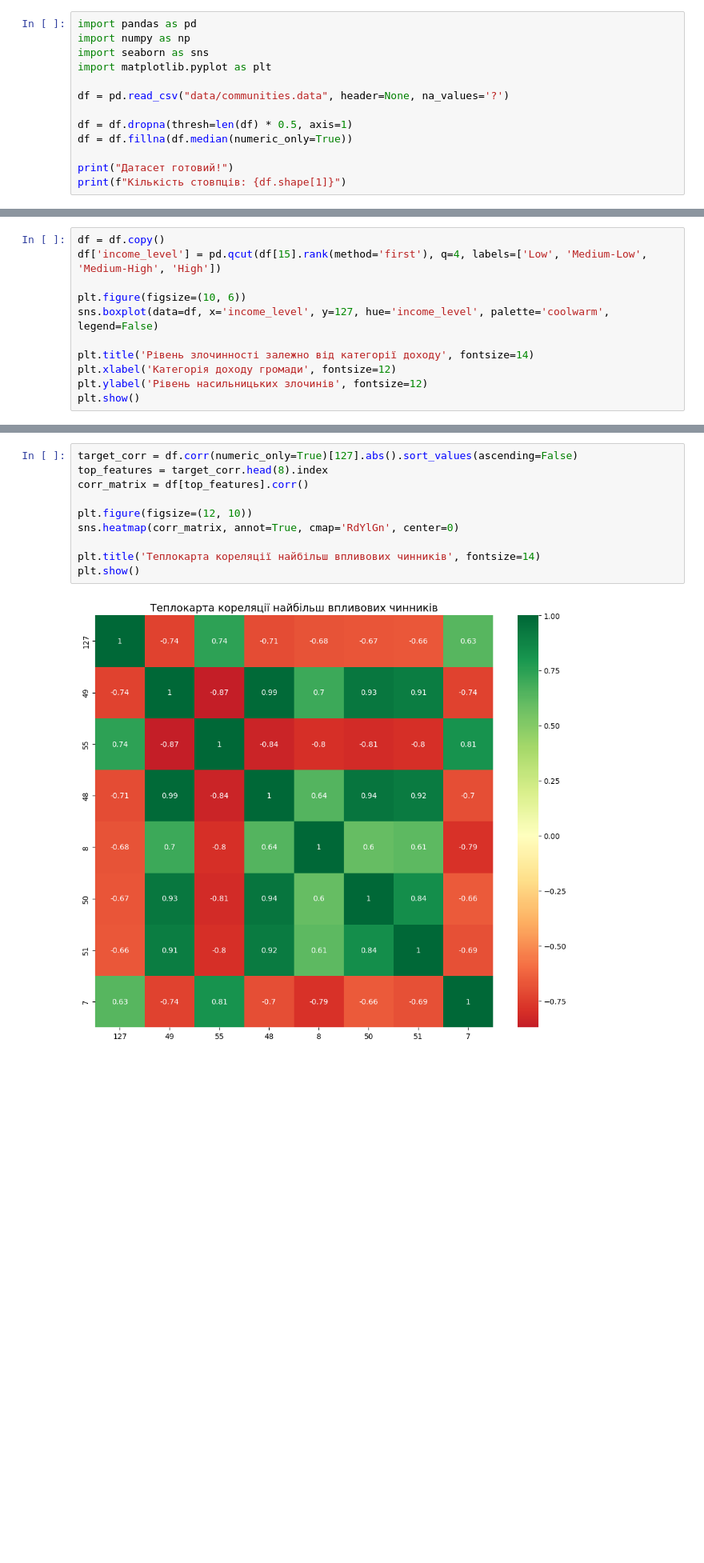
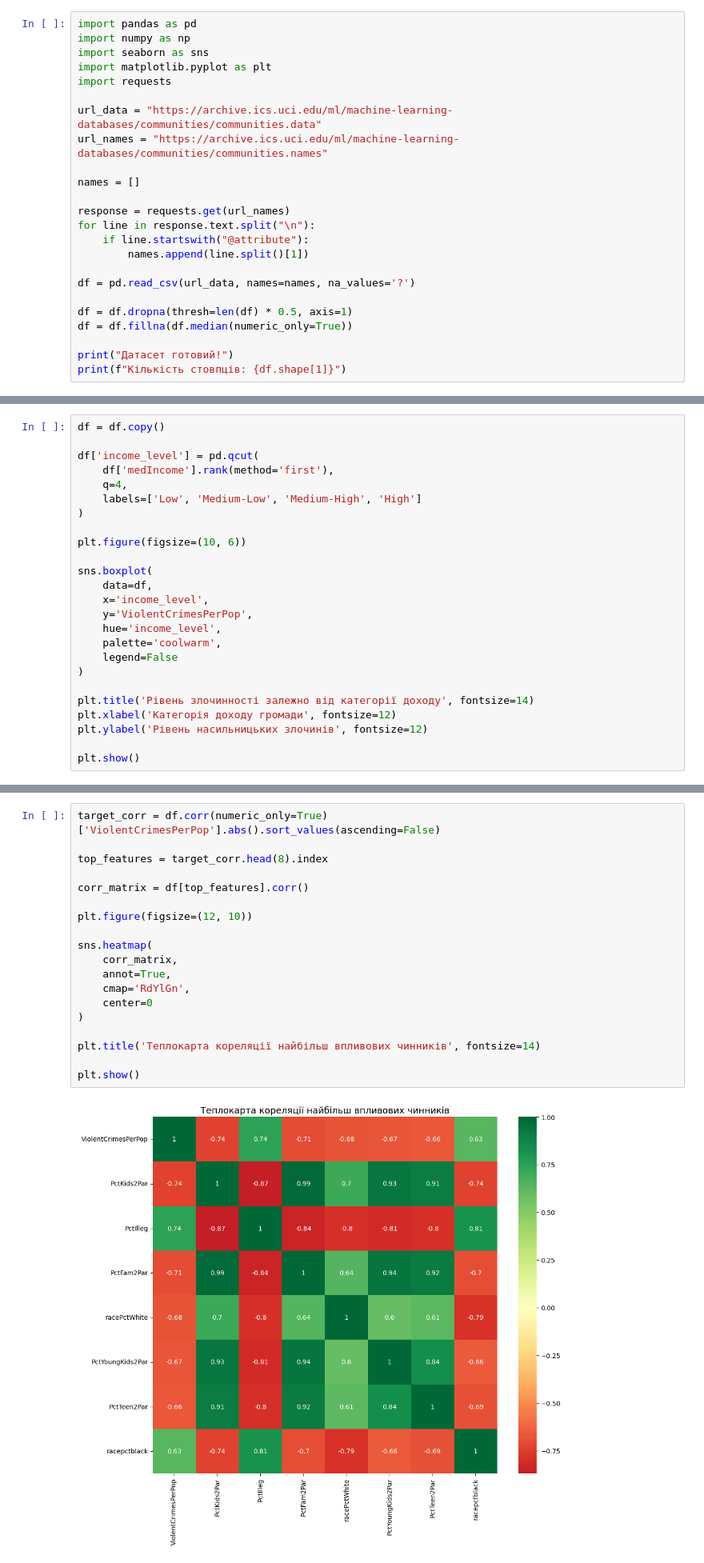
Before and after one commit to edikmukoidedikedik-ship-it/DPAT, a Jupyter notebook: lab_03/lab_03.ipynb, the cells around one changed output, grey strips where cells are left out. Shown at 80% size. Cells and saved outputs as stored; diff of their text form; blank space fills up the shorter version.

Commit message:
feat: complete lab 03 visualization, data cleaning and documentation

```diff
--- a/lab_03/lab_03.ipynb
+++ b/lab_03/lab_03.ipynb
@@ -5,8 +5,19 @@ import pandas as pd
 import numpy as np
 import seaborn as sns
 import matplotlib.pyplot as plt
+import requests
 
-df = pd.read_csv("data/communities.data", header=None, na_values='?')
+url_data = "https://archive.ics.uci.edu/ml/machine-learning-databases/communities/communities.data"
+url_names = "https://archive.ics.uci.edu/ml/machine-learning-databases/communities/communities.names"
+
+names = []
+
+response = requests.get(url_names)
+for line in response.text.split("\n"):
+    if line.startswith("@attribute"):
+        names.append(line.split()[1])
+
+df = pd.read_csv(url_data, names=names, na_values='?')
 
 df = df.dropna(thresh=len(df) * 0.5, axis=1)
 df = df.fillna(df.median(numeric_only=True))
@@ -47,13 +80,27 @@ plt.show()
 ## Порівняння розподілу злочинності за рівнями доходу (Box Plot)
 # %%
 df = df.copy()
-df['income_level'] = pd.qcut(df[15].rank(method='first'), q=4, labels=['Low', 'Medium-Low', 'Medium-High', 'High'])
+
+df['income_level'] = pd.qcut(
+    df['medIncome'].rank(method='first'),
+    q=4,
+    labels=['Low', 'Medium-Low', 'Medium-High', 'High']
+)
 
 plt.figure(figsize=(10, 6))
-sns.boxplot(data=df, x='income_level', y=127, hue='income_level', palette='coolwarm', legend=False)
+
+sns.boxplot(
+    data=df,
+    x='income_level',
+    y='ViolentCrimesPerPop',
+    hue='income_level',
+    palette='coolwarm',
+    legend=False
+)
 
 plt.title('Рівень злочинності залежно від категорії доходу', fontsize=14)
 plt.xlabel('Категорія доходу громади', fontsize=12)
 plt.ylabel('Рівень насильницьких злочинів', fontsize=12)
+
 plt.show()
 # %% [output]
@@ -75,17 +132,26 @@ plt.show()
 # %% [markdown]
 ## Матриця кореляції топ-показників (Heatmap)
 # %%
-target_corr = df.corr(numeric_only=True)[127].abs().sort_values(ascending=False)
+target_corr = df.corr(numeric_only=True)['ViolentCrimesPerPop'].abs().sort_values(ascending=False)
+
 top_features = target_corr.head(8).index
+
 corr_matrix = df[top_features].corr()
 
 plt.figure(figsize=(12, 10))
-sns.heatmap(corr_matrix, annot=True, cmap='RdYlGn', center=0)
+
+sns.heatmap(
+    corr_matrix,
+    annot=True,
+    cmap='RdYlGn',
+    center=0
+)
 
 plt.title('Теплокарта кореляції найбільш впливових чинників', fontsize=14)
+
 plt.show()
 # %% [output]
-[figure, old version]
+[figure, new version]
 # %% [markdown]
 ## Розподіл безробіття за категоріями доходу (Violin Plot)
 # %%
```
Also changed, not shown: parts of 7 cells of this notebook, 1 other file.
